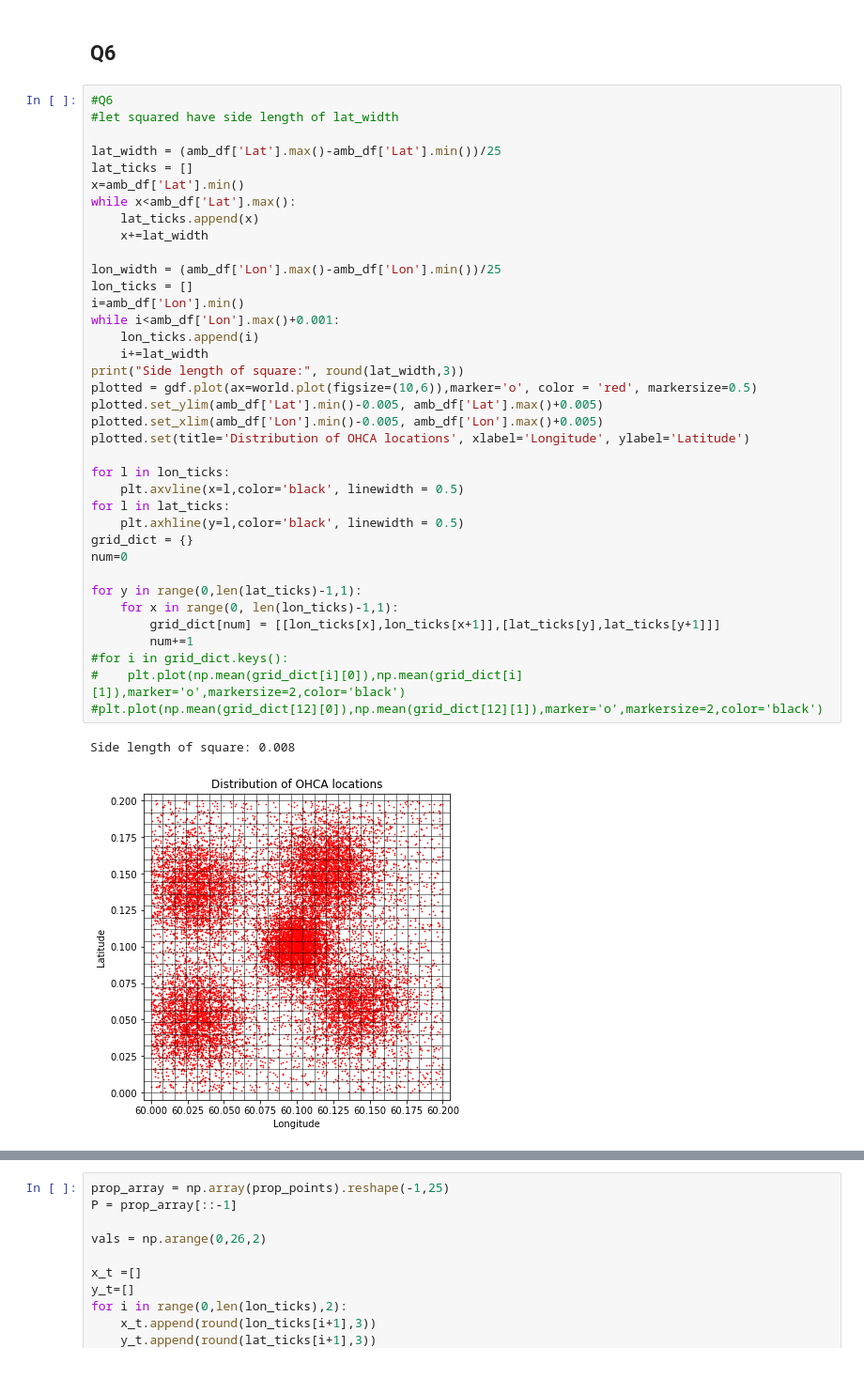
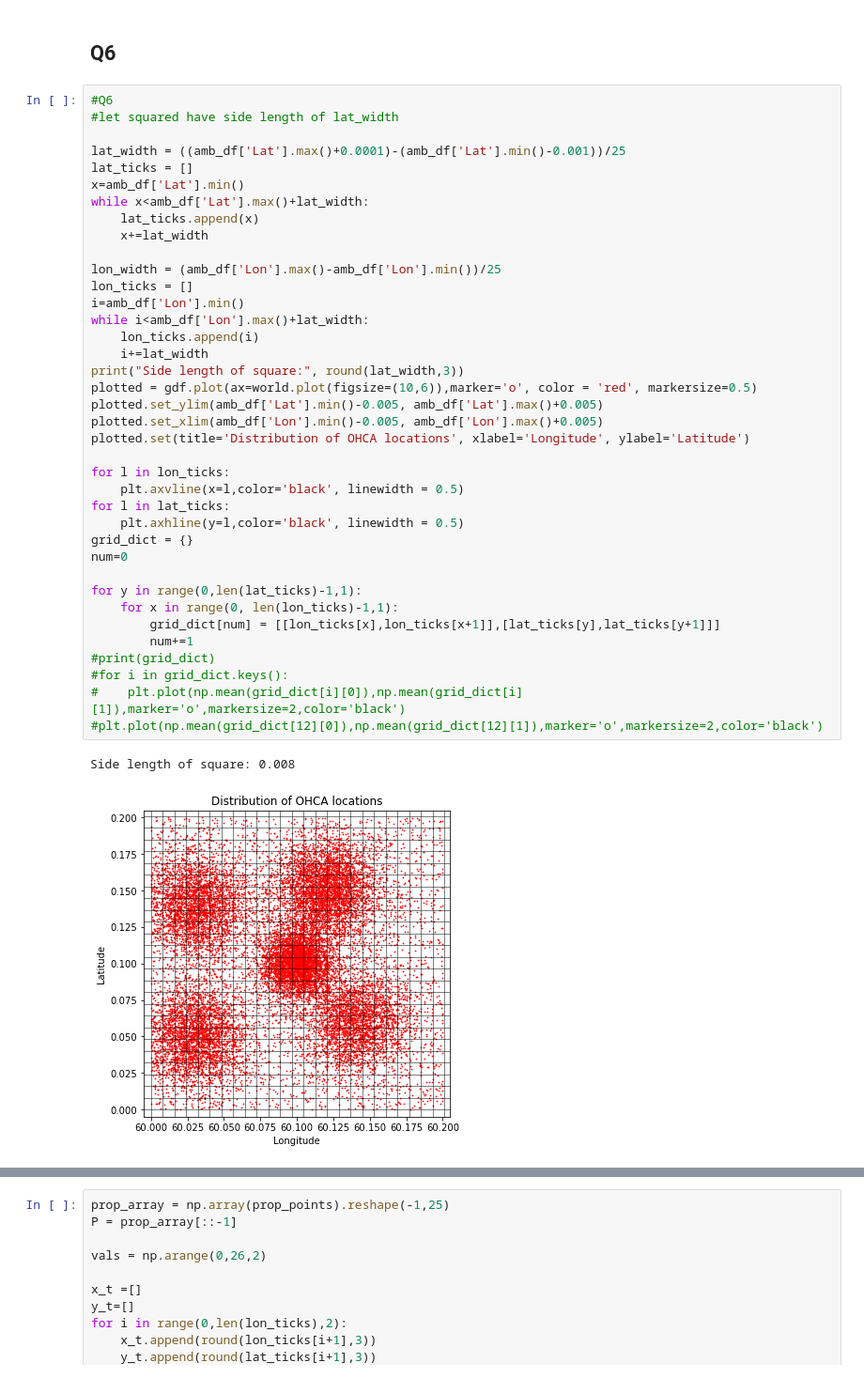
Before and after one commit to margaretquirk7/ORIE4580project, a Jupyter notebook: MQuirkProjectHW1.ipynb, the cells around one changed output, grey strips where cells are left out. Shown at 94% size. Cells and saved outputs as stored; diff of their text form.

```diff
--- a/MQuirkProjectHW1.ipynb
+++ b/MQuirkProjectHW1.ipynb
@@ -108,42 +108,43 @@ plotted.set(title='Distribution of OHCA locations', xlabel='Longitude', ylabel='
 #Q6
 #let squared have side length of lat_width
 
-lat_width = (amb_df['Lat'].max()-amb_df['Lat'].min())/25
+lat_width = ((amb_df['Lat'].max()+0.0001)-(amb_df['Lat'].min()-0.001))/25
 lat_ticks = []
 x=amb_df['Lat'].min()
-while x<amb_df['Lat'].max():
+while x<amb_df['Lat'].max()+lat_width:
     lat_ticks.append(x)
     x+=lat_width
 
 lon_width = (amb_df['Lon'].max()-amb_df['Lon'].min())/25
 lon_ticks = []
 i=amb_df['Lon'].min()
-while i<amb_df['Lon'].max()+0.001:
+while i<amb_df['Lon'].max()+lat_width:
     lon_ticks.append(i)
     i+=lat_width
 print("Side length of square:", round(lat_width,3))
 plotted = gdf.plot(ax=world.plot(figsize=(10,6)),marker='o', color = 'red', markersize=0.5)
 plotted.set_ylim(amb_df['Lat'].min()-0.005, amb_df['Lat'].max()+0.005)
 plotted.set_xlim(amb_df['Lon'].min()-0.005, amb_df['Lon'].max()+0.005)
 plotted.set(title='Distribution of OHCA locations', xlabel='Longitude', ylabel='Latitude')
 
 for l in lon_ticks:
     plt.axvline(x=l,color='black', linewidth = 0.5)
 for l in lat_ticks:
     plt.axhline(y=l,color='black', linewidth = 0.5)
 grid_dict = {}
 num=0
 
 for y in range(0,len(lat_ticks)-1,1):
     for x in range(0, len(lon_ticks)-1,1):
         grid_dict[num] = [[lon_ticks[x],lon_ticks[x+1]],[lat_ticks[y],lat_ticks[y+1]]]
         num+=1
+#print(grid_dict)
 #for i in grid_dict.keys():
 #    plt.plot(np.mean(grid_dict[i][0]),np.mean(grid_dict[i][1]),marker='o',markersize=2,color='black')
 #plt.plot(np.mean(grid_dict[12][0]),np.mean(grid_dict[12][1]),marker='o',markersize=2,color='black')
 # %% [output]
 Side length of square: 0.008
-[figure, old version]
+[figure, new version]
 # %%
 prop_points = []
 P = np.zeros((25,25))
```
Also changed, not shown: parts of 1 cell of this notebook.
